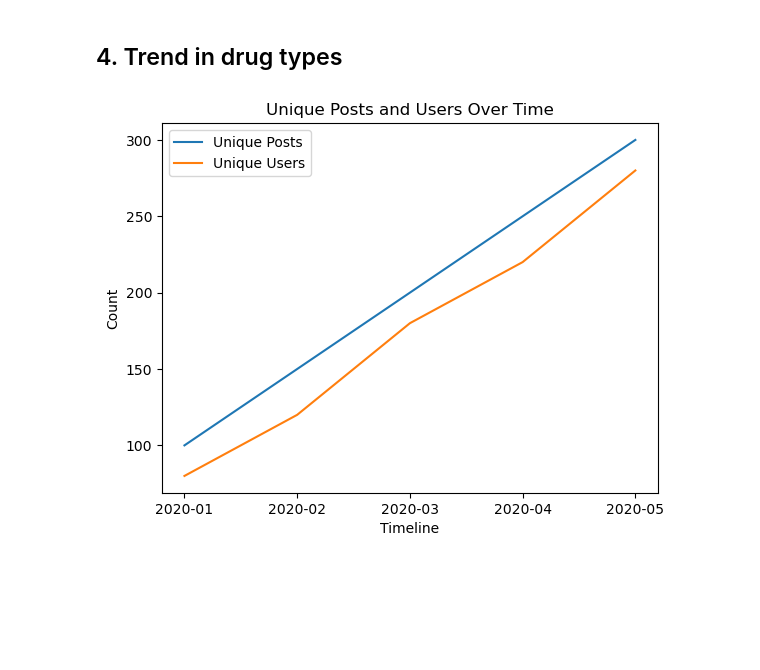
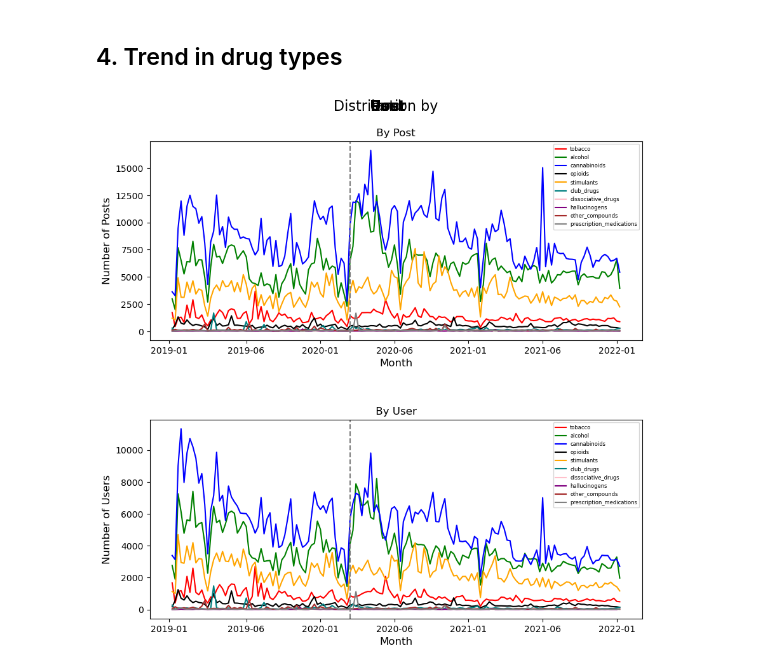
Before and after one commit to JulinaM/DemographicAnalysis, a Jupyter notebook: trend_analysis.ipynb, the cells around one changed output. Saved outputs shown, nothing was run; the diff lists cells and outputs as text; code cells hidden in the pictures; blank space fills up the shorter version.

Commit message:
added code to generate weekly trend by user and post

```diff
--- a/trend_analysis.ipynb
+++ b/trend_analysis.ipynb
@@ -445,10 +519,7 @@ def prepare_grouped_data(data, period, columns, drug_type=None):
 def plot_trend(groups, grouped_df, period, category, ax, drug_type=None):
     colors = ['blue', 'green', 'red', 'black']
     markers = ['^', 's', 'o', '*']
-    s = 100
-    if period == 'month':
-        markers = ['^', 's', 'o', '*']
-        s = 50
+    s = 50 if period == 'month' else 100
     label = {'is-org': 'Org', 'non-org': 'Person',
              'neu': 'Neutral', 'pos': 'Positive', 'neg': 'Negative',
              'api':'API', 'white': 'White', 'hispanic': 'Hispanic', 'black':'Black',
@@ -478,7 +549,7 @@ def plot_trend(groups, grouped_df, period, category, ax, drug_type=None):
     ax.grid(False)
 
     # ax.axvspan(3,5, color='blue', alpha=0.2)  # Adjust alpha for transparency
-    start = 4 if period =='quarter' else 13
+    start = 4 if period =='quarter' else 14
     xlim = ax.get_xlim()
     ax.axvline(start, color='gray', linestyle='--', linewidth=1.5)
 # %%
@@ -522,5 +591,5 @@ plot_all_trends(groups, grouped_data, period, main_title, 'All')
 period = 'quarter'
 user_data = data.drop_duplicates(subset=['user_id'], keep='first')
 groups, grouped_data = prepare_grouped_data(user_data, period, ['age', 'gender', 'org', 'sentiment', 'race', 'is_teenage'], None)
-main_title = "Proportion of (All) Drug Users by Various Categories from 2019 through 2021"
+main_title = "Prevalence of (All) Drug Users by Various Categories from 2019 through 2021"
 plot_all_trends(groups, grouped_data, period, main_title, 'All_users')
@@ -546,24 +613,19 @@ i =1
 for drug in drug_cols:
     period = 'month'
     groups, grouped_data = prepare_grouped_data(data, period, ['age', 'gender', 'org', 'sentiment', 'race', 'is_teenage'], drug)
-    main_title = f'{drugname_map[drug]}: Proportion of Drug Use Posts by Various Categories from 2019 through 2021'
+    main_title = f'{drugname_map[drug]}: Prevalence of Drug Use Posts by Various Categories from 2019 through 2021'
     plot_all_trends(groups, grouped_data, period, main_title, f'{i}_{drug}', drug)
     i+=1
+    # break
 # grouped_data
 # %%
-import matplotlib.pyplot as plt
-
-# Example data
-timeline = ['2020-01', '2020-02', '2020-03', '2020-04', '2020-05']
-unique_posts = [100, 150, 200, 250, 300]
-unique_users = [80, 120, 180, 220, 280]
-
-plt.plot(timeline, unique_posts, label='Unique Posts')
-plt.plot(timeline, unique_users, label='Unique Users')
-plt.xlabel('Timeline')
-plt.ylabel('Count')
-plt.title('Unique Posts and Users Over Time')
-plt.legend()
-plt.show()
+i =1
+for drug in drug_cols:
+    period = 'month'
+    user_data = data.drop_duplicates(subset=['user_id'], keep='first')
+    groups, grouped_data = prepare_grouped_data(user_data, period, ['age', 'gender', 'org', 'sentiment', 'race', 'is_teenage'], drug, user_ratio=True)
+    main_title = f'{drugname_map[drug]}: Ratio of Drug Use Posts Per User by Various Categories from 2019 through 2021'
+    plot_all_trends(groups, grouped_data, period, main_title, f'{i}_{drug}_user', drug)
+    i+=1
+    # break
+# grouped_data
-# %% [output]
-[figure, removed]
@@ -569,0 +661,32 @@ plt.show()
+# %%
+def plot_drug_distributions(data, period):
+    fig, axs = plt.subplots(2, 1, figsize=(10, 9.5))  # Adjust the grid size (3x2) and figure size as needed
+    axs = axs.flatten()
+
+    user_data = data.drop_duplicates(subset=['user_id'], keep='first')
+    handles = []
+    labels = []
+    for i,d in enumerate([data, user_data]):
+        name = 'Post' if i ==0 else 'User'
+        plot_single_plot(d, period, axs[i], handles, labels, name)
+        axs[i].set_title(f' By {name} ', fontsize=12)
+
+    for j in range(2, len(axs)):
+        fig.delaxes(axs[j])
+
+    plt.subplots_adjust(wspace=0.6,hspace=0.4, top=0.90)
+    fig.suptitle("", fontsize=16, fontweight='bold')
+    # fig.legend(handles[:10], labels[:10], loc='center right', bbox_to_anchor=(0.9, 0.4), ncol=1, fontsize=8)
+     # Add bold parts of the title using Text objects
+    fig.text(0.5, 0.97, 'Distribution by ', ha='center', va='top', fontsize=16)
+    fig.text(0.5, 0.97, 'Post', ha='center', va='top', fontsize=16, fontweight='bold')
+    fig.text(0.5, 0.97, ' and ', ha='center', va='top', fontsize=16)
+    fig.text(0.5, 0.97, 'User', ha='center', va='top', fontsize=16, fontweight='bold')
+
+
+    # plt.savefig(period+'_post_user_distribution.png', bbox_inches='tight')
+    plt.show()
+# %%
+plot_drug_distributions(data, 'week')
+# %% [output]
+[figure, added]
```
Also changed, not shown: parts of 10 cells of this notebook.
